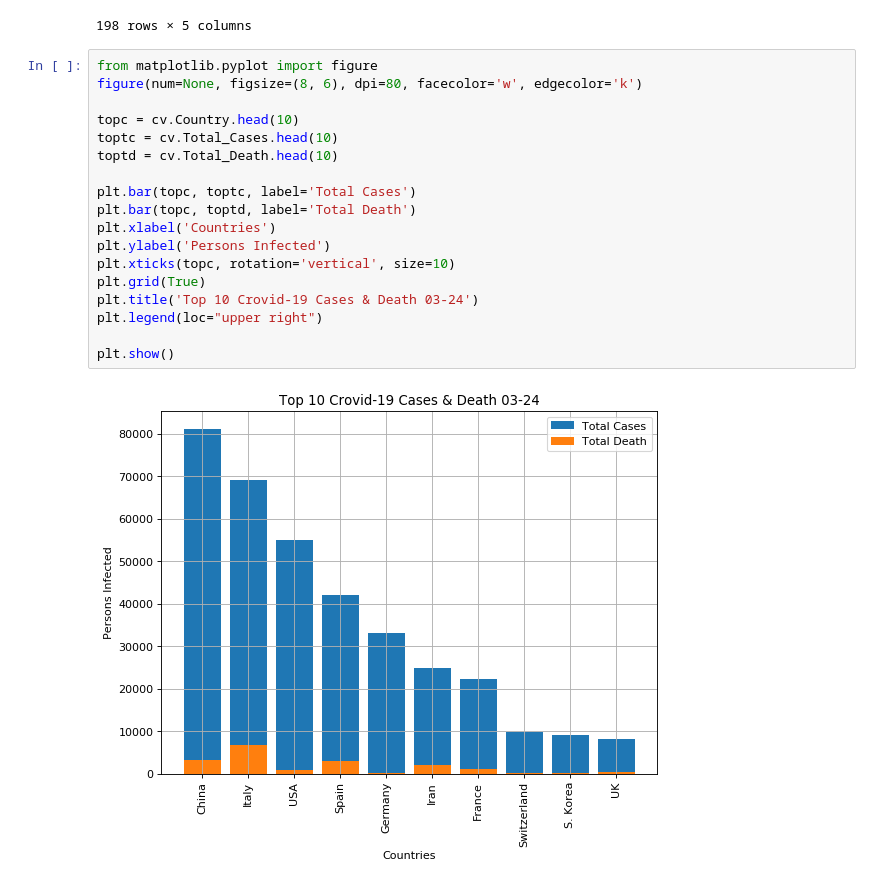
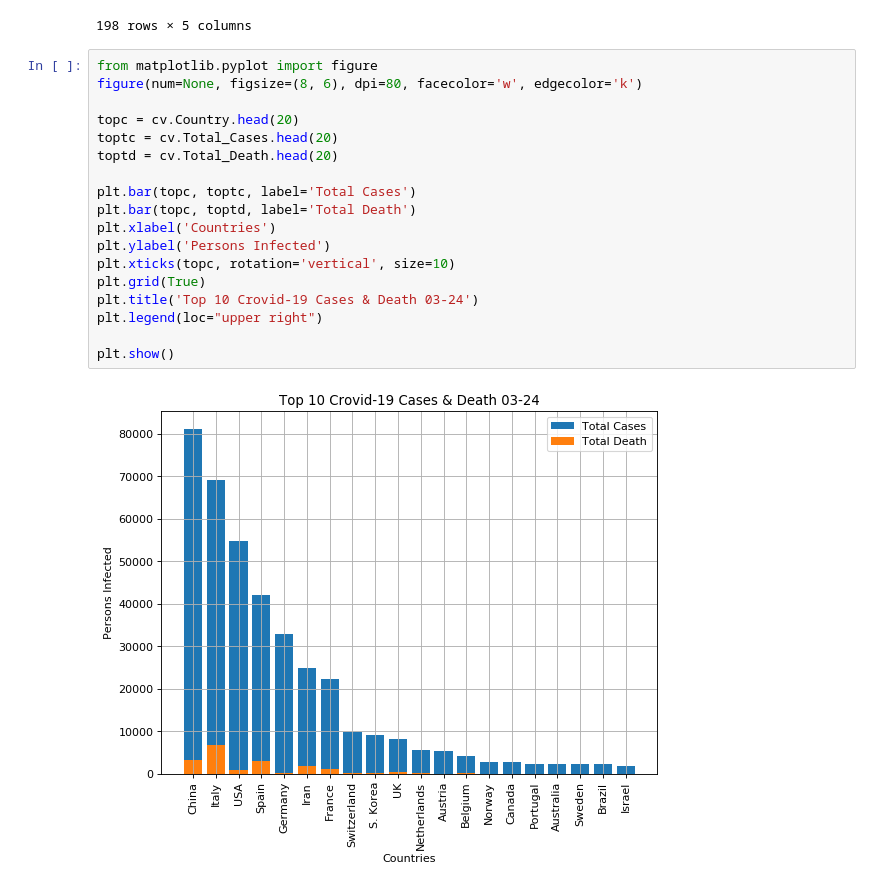
Before and after one commit to yordanisp/Pandas, a Jupyter notebook: Covid-19.ipynb, the cells around one changed output. Saved outputs shown, nothing was run; the diff lists cells and outputs as text.

```diff
--- a/Covid-19.ipynb
+++ b/Covid-19.ipynb
@@ -87,20 +88,20 @@ cv.groupby("Country")[['Total_Cases', 'Total_Death', 'Total_Recov', 'Active_Case
 # %%
 from matplotlib.pyplot import figure
 figure(num=None, figsize=(8, 6), dpi=80, facecolor='w', edgecolor='k')
 
-topc = cv.Country.head(10)
-toptc = cv.Total_Cases.head(10)
-toptd = cv.Total_Death.head(10)
+topc = cv.Country.head(20)
+toptc = cv.Total_Cases.head(20)
+toptd = cv.Total_Death.head(20)
 
 plt.bar(topc, toptc, label='Total Cases')
 plt.bar(topc, toptd, label='Total Death')
 plt.xlabel('Countries')
 plt.ylabel('Persons Infected')
 plt.xticks(topc, rotation='vertical', size=10)
 plt.grid(True)
 plt.title('Top 10 Crovid-19 Cases & Death 03-24')
 plt.legend(loc="upper right")
 
 plt.show()
 # %% [output]
-[figure, old version]
+[figure, new version]
```
Also changed, not shown: parts of 2 cells of this notebook.
